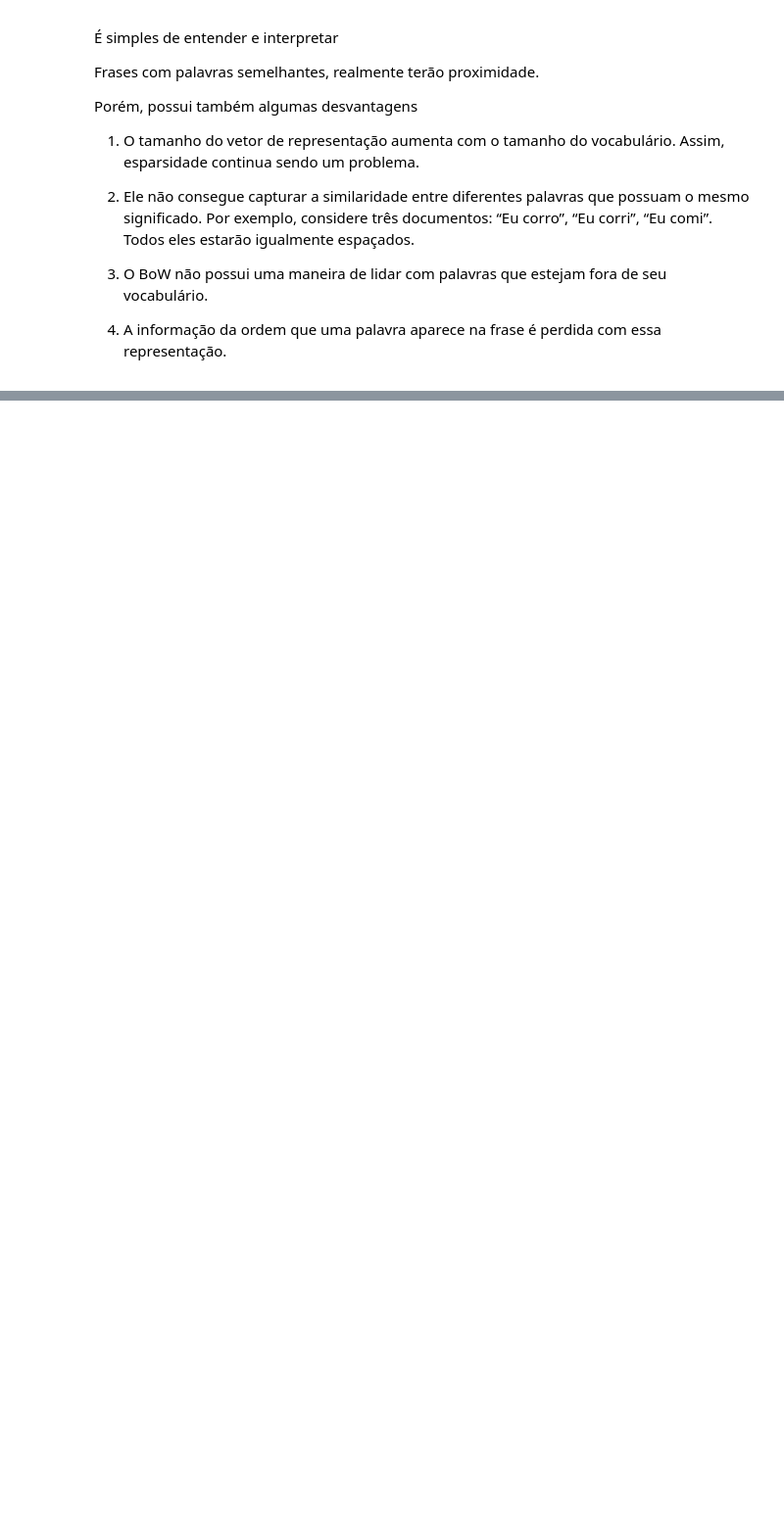
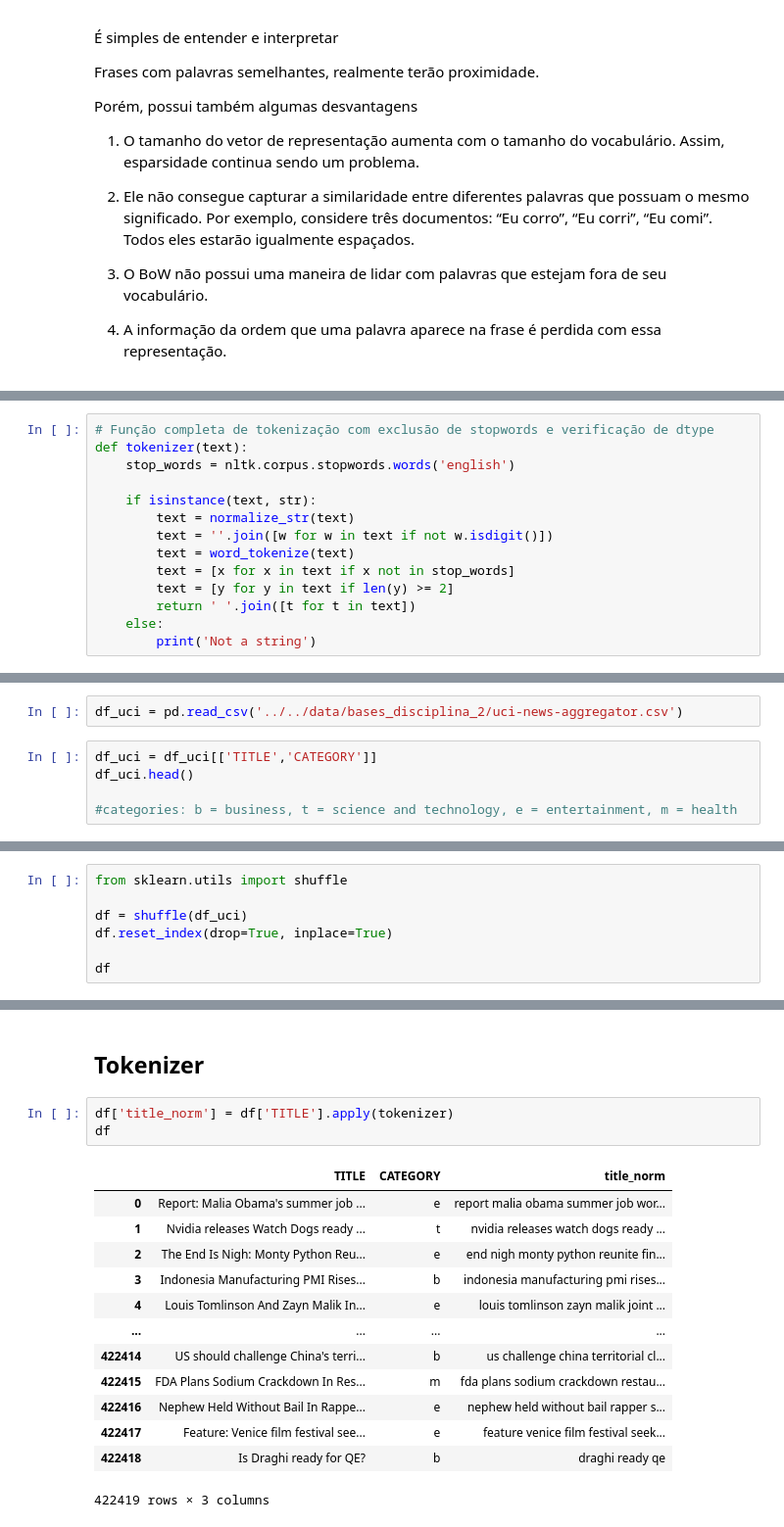
Before and after one commit to jackson-simionato/fase5_pos_tech, a Jupyter notebook: 2_Dados_Gerados_Humanos/2_3_Analise_Sentimentos_Textos/2_3_Analise_Sentimentos_Textos.ipynb, the cells around one changed output, grey strips where cells are left out. Shown at 98% size. Drawn from its saved outputs; the diff is of its cells as text; blank space fills up the shorter version.

Commit message:
Disciplina 2 Aula 3

```diff
--- a/2_Dados_Gerados_Humanos/2_3_Analise_Sentimentos_Textos/2_3_Analise_Sentimentos_Textos.ipynb
+++ b/2_Dados_Gerados_Humanos/2_3_Analise_Sentimentos_Textos/2_3_Analise_Sentimentos_Textos.ipynb
@@ -65,0 +177,14 @@ Porém, possui também algumas desvantagens
+# %%
+# Função completa de tokenização com exclusão de stopwords e verificação de dtype
+def tokenizer(text):
+    stop_words = nltk.corpus.stopwords.words('english')
+
+    if isinstance(text, str):
+        text = normalize_str(text)
+        text = ''.join([w for w in text if not w.isdigit()])
+        text = word_tokenize(text)
+        text = [x for x in text if x not in stop_words]
+        text = [y for y in text if len(y) >= 2]
+        return ' '.join([t for t in text])
+    else:
+        print('Not a string')
@@ -65,0 +197,7 @@ Porém, possui também algumas desvantagens
+# %%
+df_uci = pd.read_csv('../../data/bases_disciplina_2/uci-news-aggregator.csv')
+# %%
+df_uci = df_uci[['TITLE','CATEGORY']]
+df_uci.head()
+
+#categories: b = business, t = science and technology, e = entertainment, m = health
@@ -65,0 +211,7 @@ Porém, possui também algumas desvantagens
+# %%
+from sklearn.utils import shuffle
+
+df = shuffle(df_uci)
+df.reset_index(drop=True, inplace=True)
+
+df
@@ -65,0 +232,19 @@ Porém, possui também algumas desvantagens
+# %% [markdown]
+## Tokenizer
+# %%
+df['title_norm'] = df['TITLE'].apply(tokenizer)
+df
+# %% [output]
+|  | TITLE | CATEGORY | title_norm |
+| 0 | Report: Malia Obama's summer job ... | e | report malia obama summer job wor... |
+| 1 | Nvidia releases Watch Dogs ready ... | t | nvidia releases watch dogs ready ... |
+| 2 | The End Is Nigh: Monty Python Reu... | e | end nigh monty python reunite fin... |
+| 3 | Indonesia Manufacturing PMI Rises... | b | indonesia manufacturing pmi rises... |
+| 4 | Louis Tomlinson And Zayn Malik In... | e | louis tomlinson zayn malik joint ... |
+| ... | ... | ... | ... |
+| 422414 | US should challenge China's terri... | b | us challenge china territorial cl... |
+| 422415 | FDA Plans Sodium Crackdown In Res... | m | fda plans sodium crackdown restau... |
+| 422416 | Nephew Held Without Bail In Rappe... | e | nephew held without bail rapper s... |
+| 422417 | Feature: Venice film festival see... | e | feature venice film festival seek... |
+| 422418 | Is Draghi ready for QE? | b | draghi ready qe |
+422419 rows × 3 columns
```
Also changed, not shown: parts of 27 cells of this notebook, 1 other file.
